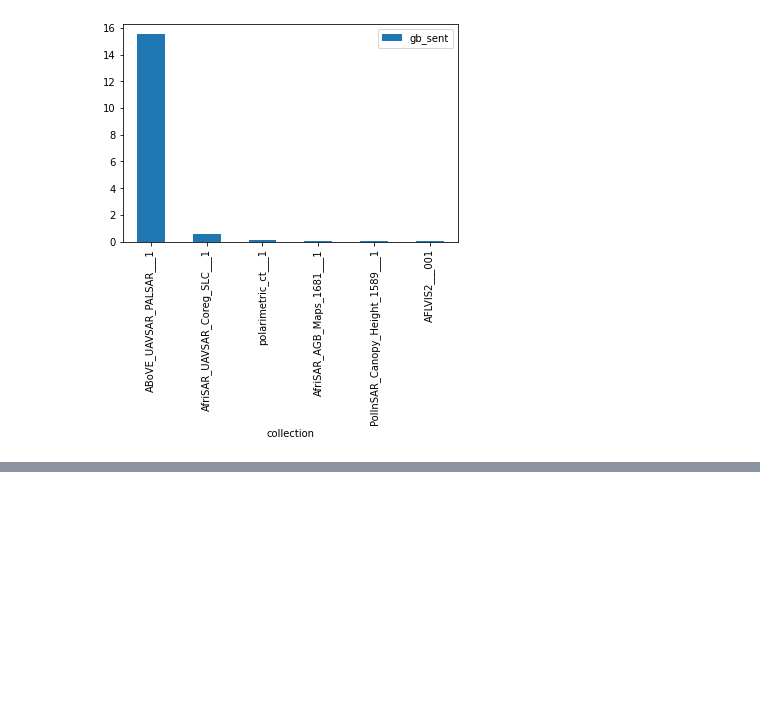
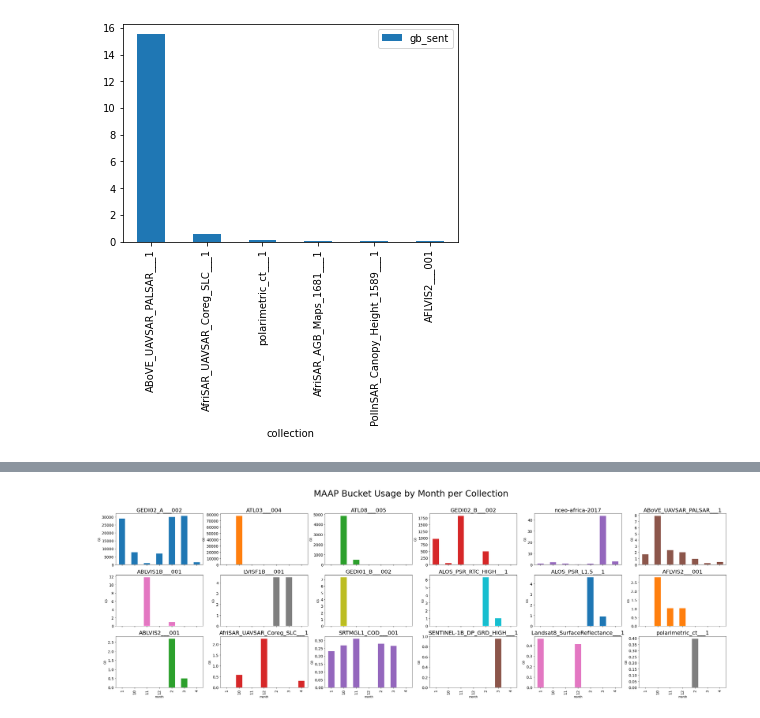
Before and after one commit to MAAP-Project/maap-documentation-examples, a Jupyter notebook: access_metrics/athena-s3-access-metrics.ipynb, the cells around one changed output, grey strips where cells are left out. Cells and saved outputs as stored; diff of their text form; code cells hidden in the pictures; blank space fills up the shorter version.

Commit message:
Add monthly metrics

```diff
--- a/access_metrics/athena-s3-access-metrics.ipynb
+++ b/access_metrics/athena-s3-access-metrics.ipynb
@@ -174,0 +181,4 @@ df.plot.bar(x='collection', y='gb_sent')
+# %%
+monthlies_query_uuid = '443d7bad-e3ff-476f-99f3-9d50db08a3d4'
+query_execution_id = start_query(monthlies_query_uuid)
+query_execution_id
@@ -174,0 +224,3 @@ df.plot.bar(x='collection', y='gb_sent')
+# %%
+results = get_execution_results(query_execution_id)
+df = create_results_dataframe(results, no_results=10000)
@@ -174,0 +238,30 @@ df.plot.bar(x='collection', y='gb_sent')
+# %%
+collection_usage_order = df.groupby(['collection'])['gb_sent'].sum().sort_values(ascending=False)
+sorter = list(collection_usage_order.to_dict().keys())
+
+collection_pivot = pd.pivot_table(df,
+              index='month',
+              columns='collection',
+              values='gb_sent')
+
+# sort the collections by most used first and plot
+axes = collection_pivot.reindex(sorter, axis=1).plot.bar(
+    subplots=True,
+    layout=(5,6),
+    figsize=(40, 20),
+    legend=False,
+    ylabel="GB",
+    fontsize=14)
+
+# https://stackoverflow.com/a/66288048/237354
+for i, row in enumerate(axes):
+    for j, ax in enumerate(row):
+        #print(f'{i},{j},{(i*6)+j}')
+        if ((i*6)+j) < len(sorter):
+            ax.set_title(f'{sorter[(i*6)+j]}', fontsize=20)
+
+# magic formattting https://stackoverflow.com/a/66288048/237354
+fig = axes[0,0].get_figure()
+_ = fig.suptitle(f'MAAP Bucket Usage by Month per Collection', fontsize=32, y=0.94)
+# %% [output]
+[figure, added]
```
Also changed, not shown: parts of 9 cells of this notebook.
